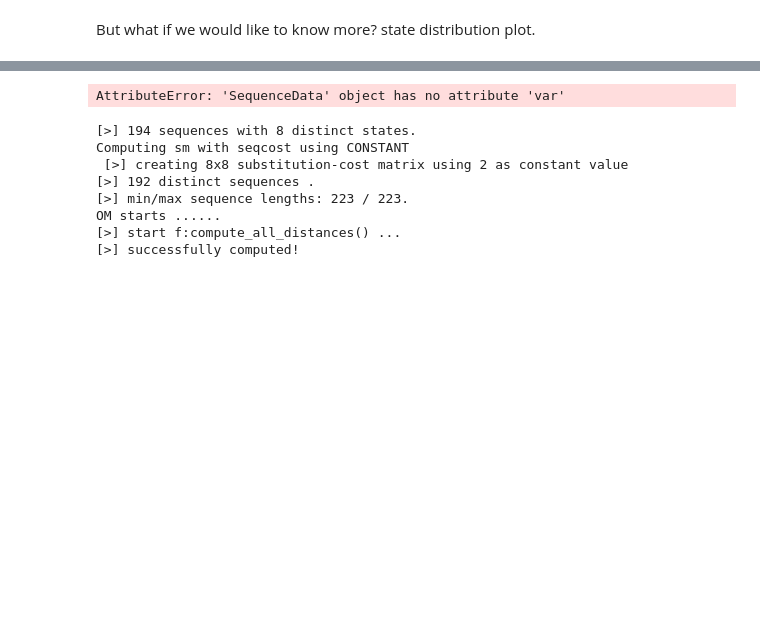
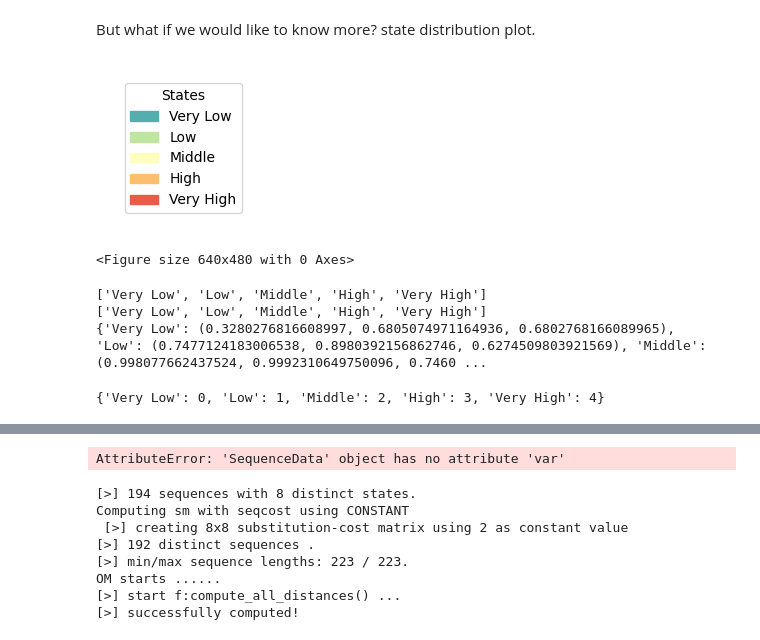
Before and after one commit to Liang-Team/Sequenzo, a Jupyter notebook: Tutorials/01_quickstart.ipynb, the cells around one changed output, grey strips where cells are left out. Drawn from its saved outputs; the diff is of its cells as text; code cells hidden in the pictures; blank space fills up the shorter version.

```diff
--- a/Tutorials/01_quickstart.ipynb
+++ b/Tutorials/01_quickstart.ipynb
@@ -114,4 +133,19 @@ TypeError: object of type 'NoneType' has no len()
 # %% [markdown]
 But what if we would like to know more? state distribution plot.
 # %%
-# Plot the state distribution
+sequence_data.plot_legend()
+# %% [output]
+[figure, added]
+<Figure size 640x480 with 0 Axes>
+# %%
+print(sequence_data.alphabet)
+print(sequence_data.states)
+print(sequence_data.color_map)
+# %% [output]
+['Very Low', 'Low', 'Middle', 'High', 'Very High']
+['Very Low', 'Low', 'Middle', 'High', 'Very High']
+{'Very Low': (0.3280276816608997, 0.6805074971164936, 0.6802768166089965), 'Low': (0.7477124183006538, 0.8980392156862746, 0.6274509803921569), 'Middle': (0.998077662437524, 0.9992310649750096, 0.7460 ...
+# %%
+sequence_data.state_mapping
+# %% [output]
+{'Very Low': 0, 'Low': 1, 'Middle': 2, 'High': 3, 'Very High': 4}
```
Also changed, not shown: parts of 4 cells of this notebook, 3 other files.
